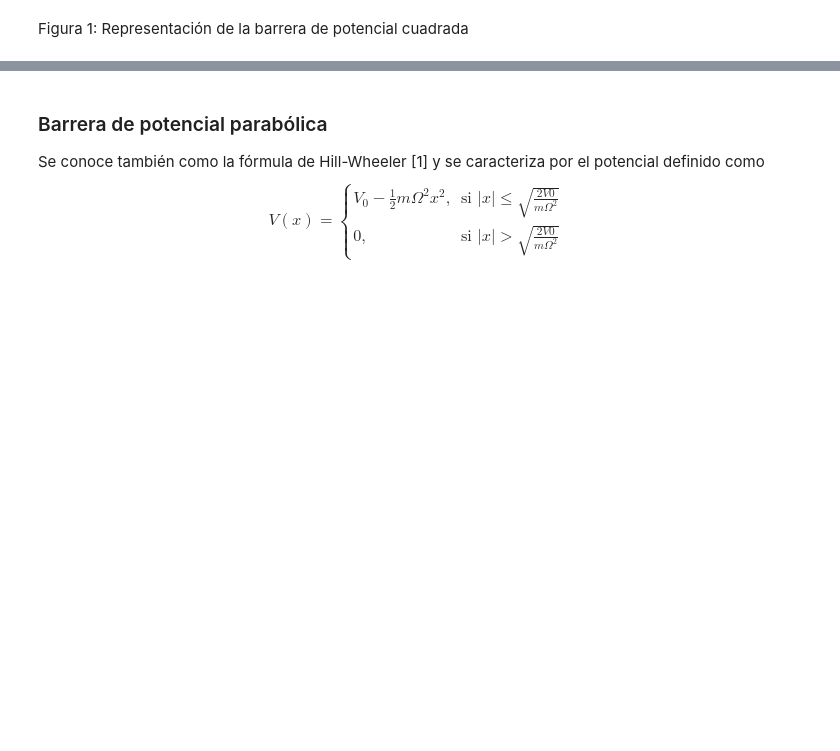
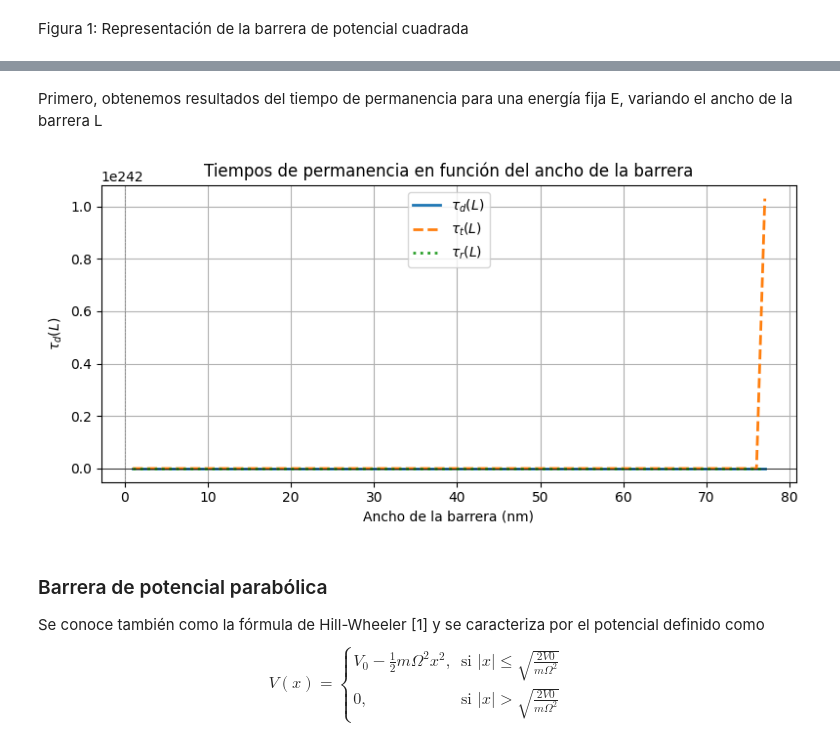
Before and after one commit to CR0NX73/Quantum-Tunnelling-Times, a Jupyter notebook: potenciales.ipynb, the cells around one changed output, grey strips where cells are left out. Drawn from its saved outputs; the diff is of its cells as text; code cells hidden in the pictures; blank space fills up the shorter version.

```diff
--- a/potenciales.ipynb
+++ b/potenciales.ipynb
@@ -44,3 +52,49 @@ Figura 1: Representación de la barrera de potencial  cuadrada
+# %% [markdown]
+Primero, obtenemos resultados del tiempo de permanencia para una energía fija E, variando el ancho de la barrera L
+# %%
+# Se definen las constantes
+
+m = 9.11e-31         # Masa del electrón (kg)
+hbar = 6.582119e-16     #Constante de Planck reducida (eV s)
+V0 = 10  # altura de la barrera (eV)
+E = 5 # energía de la partícula incidente (eV)
+
+# Se definen los parámetros para determinar el tiempo de permanencia
+k = np.sqrt(2*m*E)/hbar
+kappa = np.sqrt(2*m*(V0 - E))/hbar
+
+Q = lambda L: np.sinh(2*kappa*L) - 2*kappa*L*(k**2 - kappa**2)
+tau_d = lambda L: k/kappa * Q(L)/(np.sinh(kappa*L)**2 + (2*k*kappa)**2) # dwell time
+
+tau_t = lambda L: 1/(4*k**kappa**3)*Q(L) #tau_t
+
+tau_r = lambda L: k/kappa * Q(L)/np.sinh(kappa*L)**2 #tau_r
+
+L = np.arange(1, 1000, 1) #Lista de anchos de barrera (nm)
+
+dwell_times = tau_d(L) # Lista de resultados de tiempos de permanencia
+
+t_t = tau_t(L) # Lista de resultados de tau_t
+
+t_r = tau_r(L) # Lista de resultaods de tau_r
+
+#Se grafican los resultados en función del ancho de la barrera
+plt.figure(figsize=(8, 4))
+plt.plot(L, dwell_times, linestyle = '-', label = r"$\tau_d(L)$", lw=2) # Gráfica de tau_d
+plt.plot(L, t_t, linestyle = '--',label = r"$\tau_t(L)$", lw=2) # Gráfica de tau_t
+plt.plot(L, t_r, linestyle = ':',label = r"$\tau_r(L)$", lw=2) # Gráfica de tau_r
+
+plt.title('Tiempos de permanencia en función del ancho de la barrera')
+plt.xlabel('Ancho de la barrera (nm)')
+plt.ylabel(r'$\tau_d(L)$')
+plt.legend()
+plt.grid(True)
+plt.axhline(0, color='black', lw=0.5)
+plt.axvline(0, color='gray', linestyle='--', lw=0.5)
+plt.tight_layout()
+plt.show()
+# %% [output]
+[figure, added]
 # %% [markdown]
 <h3>Barrera de potencial parabólica</h3>
 Se conoce también como la fórmula de Hill-Wheeler [1] y se caracteriza por el potencial definido como
```
Also changed, not shown: parts of 1 cell of this notebook.
